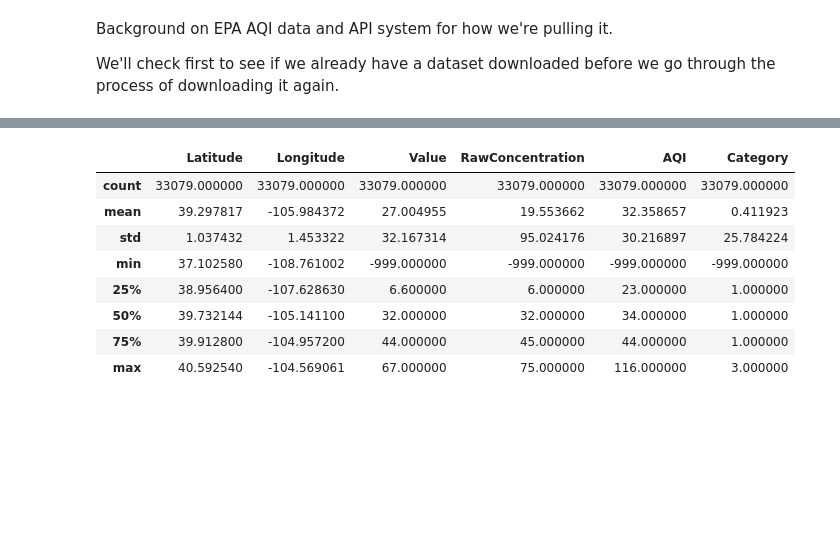
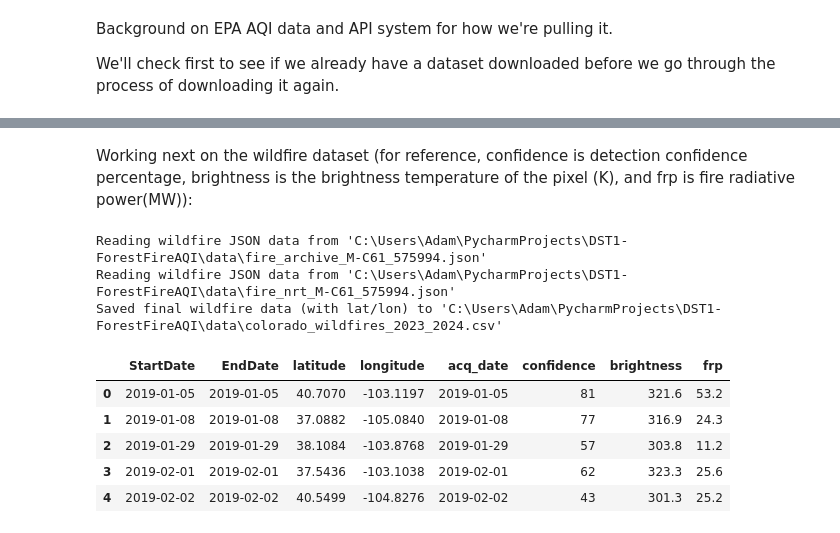
Before and after one commit to fitzsimmonsadam/DST1-ForestFireAQI, a Jupyter notebook: notebooks/DataExploration.ipynb, the cells around one changed output, grey strips where cells are left out. Cells and saved outputs as stored; diff of their text form; code cells hidden in the pictures; blank space fills up the shorter version.

```diff
--- a/notebooks/DataExploration.ipynb
+++ b/notebooks/DataExploration.ipynb
@@ -105,12 +126,22 @@ Applying the correct variable types to the categories:
-# %%
-df['Parameter'] = df['Parameter'].astype('category')
-# %% [output]
-|  | Latitude | Longitude | Value | RawConcentration | AQI | Category |
-| count | 33079.000000 | 33079.000000 | 33079.000000 | 33079.000000 | 33079.000000 | 33079.000000 |
-| mean | 39.297817 | -105.984372 | 27.004955 | 19.553662 | 32.358657 | 0.411923 |
-| std | 1.037432 | 1.453322 | 32.167314 | 95.024176 | 30.216897 | 25.784224 |
-| min | 37.102580 | -108.761002 | -999.000000 | -999.000000 | -999.000000 | -999.000000 |
-| 25% | 38.956400 | -107.628630 | 6.600000 | 6.000000 | 23.000000 | 1.000000 |
-| 50% | 39.732144 | -105.141100 | 32.000000 | 32.000000 | 34.000000 | 1.000000 |
-| 75% | 39.912800 | -104.957200 | 44.000000 | 45.000000 | 44.000000 | 1.000000 |
-| max | 40.592540 | -104.569061 | 67.000000 | 75.000000 | 116.000000 | 3.000000 |
+# %% [markdown]
+Working next on the wildfire dataset (for reference, confidence is detection confidence percentage, brightness is the brightness temperature of the pixel (K), and frp is fire radiative power(MW)):
+# %%
+# Convert out from json to csv, then read into pandas
+wf_converter = WildfireDataConverter(extracted_dir=data_path,
+        start_year=2023,
+        end_year=2024,
+        output_csv=None)
+wf_converter.convert_to_csv()
+wf_df = pd.read_csv(os.path.join(data_path, "colorado_wildfires_2023_2024.csv"))
+# Summarize
+wf_df.head()
+# %% [output]
+Reading wildfire JSON data from 'C:\Users\Adam\PycharmProjects\DST1-ForestFireAQI\data\fire_archive_M-C61_575994.json'
+Reading wildfire JSON data from 'C:\Users\Adam\PycharmProjects\DST1-ForestFireAQI\data\fire_nrt_M-C61_575994.json'
+Saved final wildfire data (with lat/lon) to 'C:\Users\Adam\PycharmProjects\DST1-ForestFireAQI\data\colorado_wildfires_2023_2024.csv'
+|  | StartDate | EndDate | latitude | longitude | acq_date | confidence | brightness | frp |
+| 0 | 2019-01-05 | 2019-01-05 | 40.7070 | -103.1197 | 2019-01-05 | 81 | 321.6 | 53.2 |
+| 1 | 2019-01-08 | 2019-01-08 | 37.0882 | -105.0840 | 2019-01-08 | 77 | 316.9 | 24.3 |
+| 2 | 2019-01-29 | 2019-01-29 | 38.1084 | -103.8768 | 2019-01-29 | 57 | 303.8 | 11.2 |
+| 3 | 2019-02-01 | 2019-02-01 | 37.5436 | -103.1038 | 2019-02-01 | 62 | 323.3 | 25.6 |
+| 4 | 2019-02-02 | 2019-02-02 | 40.5499 | -104.8276 | 2019-02-02 | 43 | 301.3 | 25.2 |
```
Also changed, not shown: parts of 11 cells of this notebook, 3 other files.
